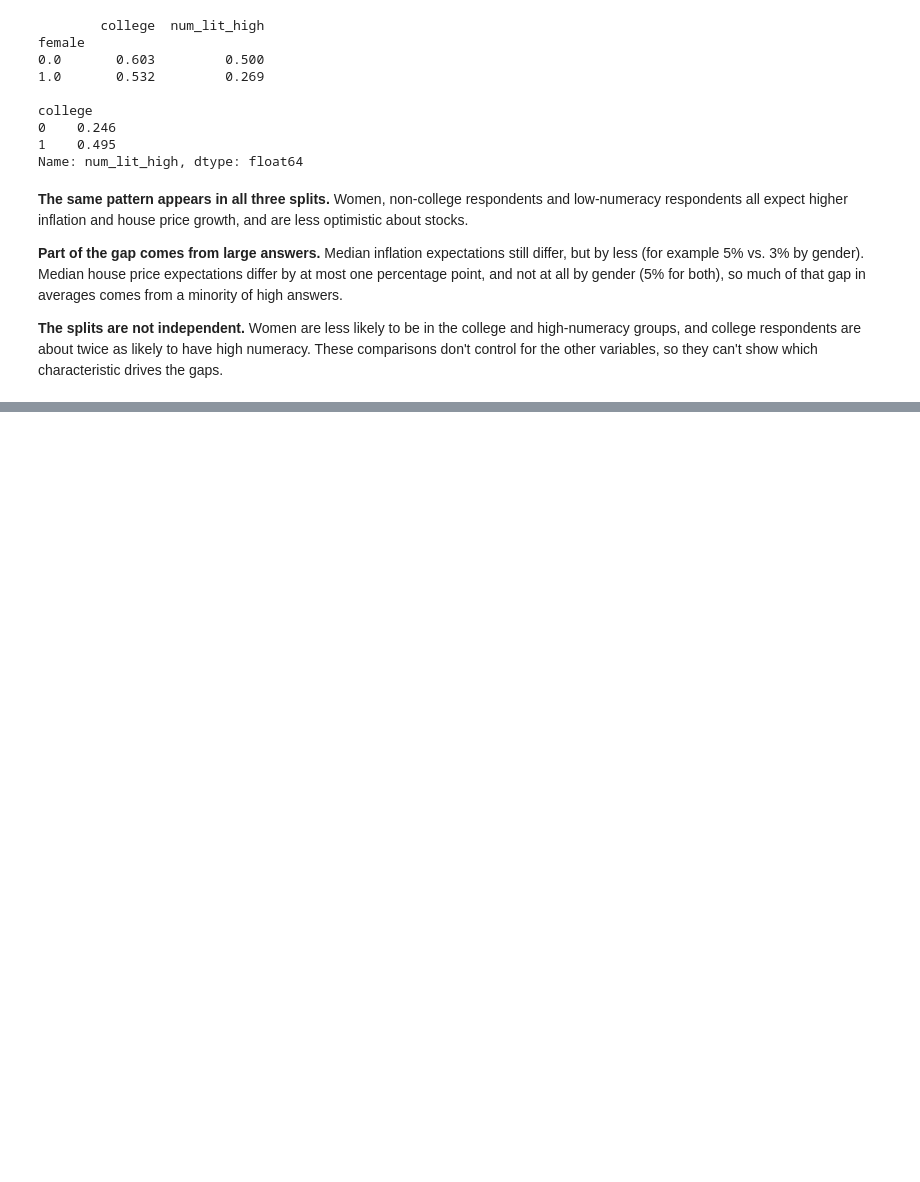
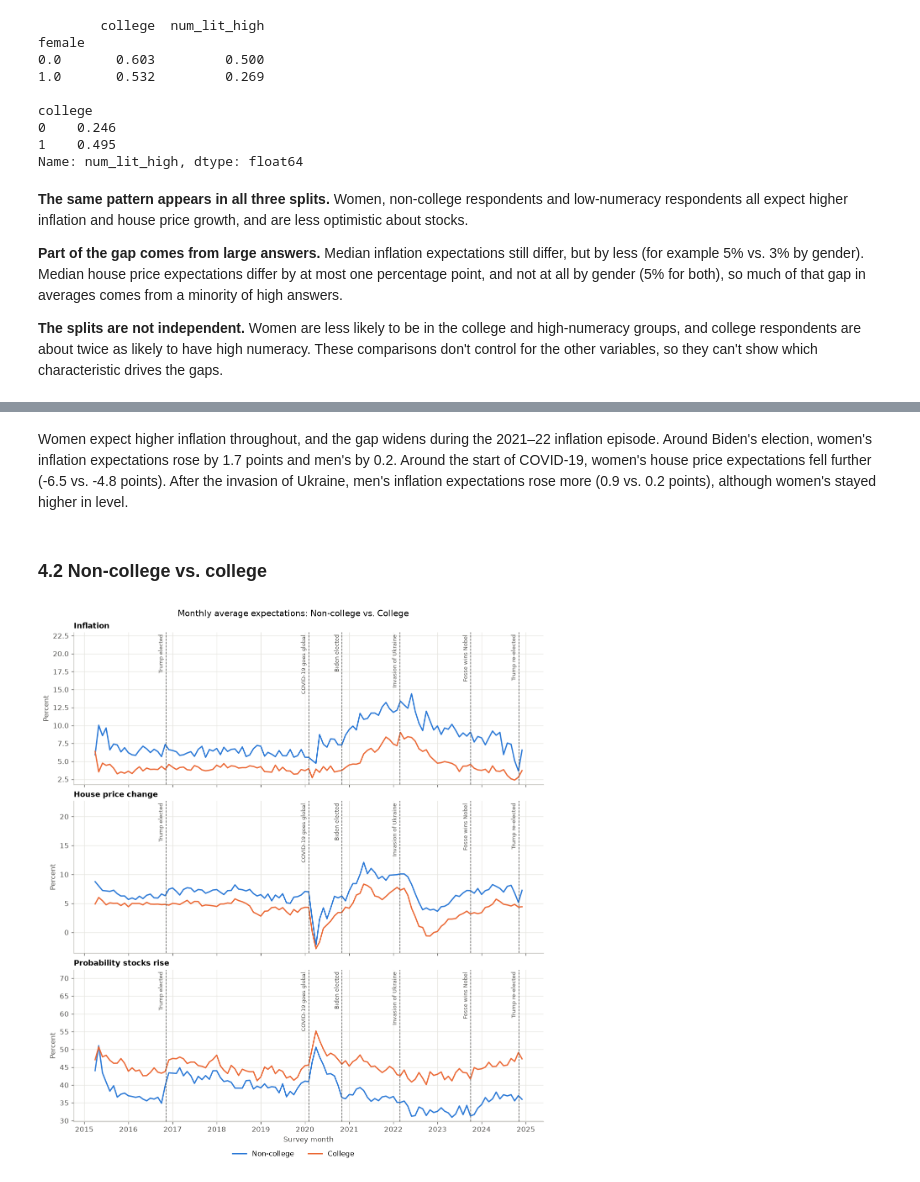
Before and after one commit to Partho-N/TECH2-H26-ai-week, a Jupyter notebook: term_paper.ipynb, the cells around one changed output, grey strips where cells are left out. Cells and saved outputs as stored; diff of their text form; code cells hidden in the pictures; blank space fills up the shorter version.

```diff
--- a/term_paper.ipynb
+++ b/term_paper.ipynb
@@ -381,0 +555,8 @@ Name: num_lit_high, dtype: float64
+# %% [markdown]
+Women expect higher inflation throughout, and the gap widens during the 2021–22 inflation episode. Around Biden's election, women's inflation expectations rose by 1.7 points and men's by 0.2. Around the start of COVID-19, women's house price expectations fell further (-6.5 vs. -4.8 points). After the invasion of Ukraine, men's inflation expectations rose more (0.9 vs. 0.2 points), although women's stayed higher in level.
+# %% [markdown]
+### 4.2 Non-college vs. college
+# %%
+plot_monthly_means(compute_monthly_means(df, 'college'), 'college')
+# %% [output]
+[figure, added]
```
Also changed, not shown: parts of 22 cells of this notebook.
